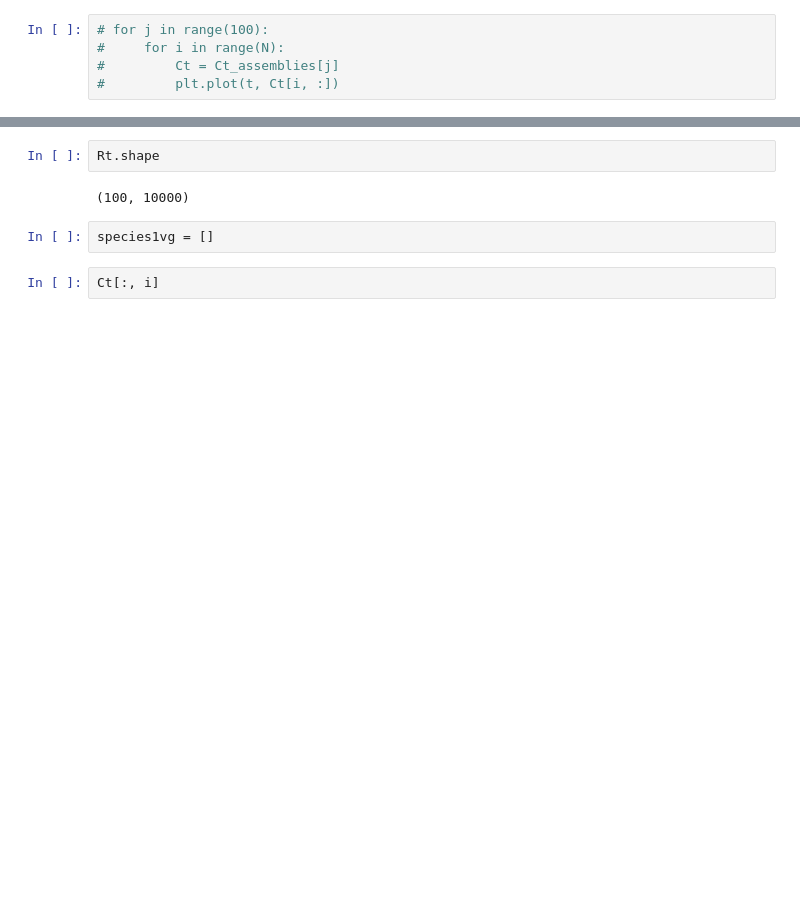
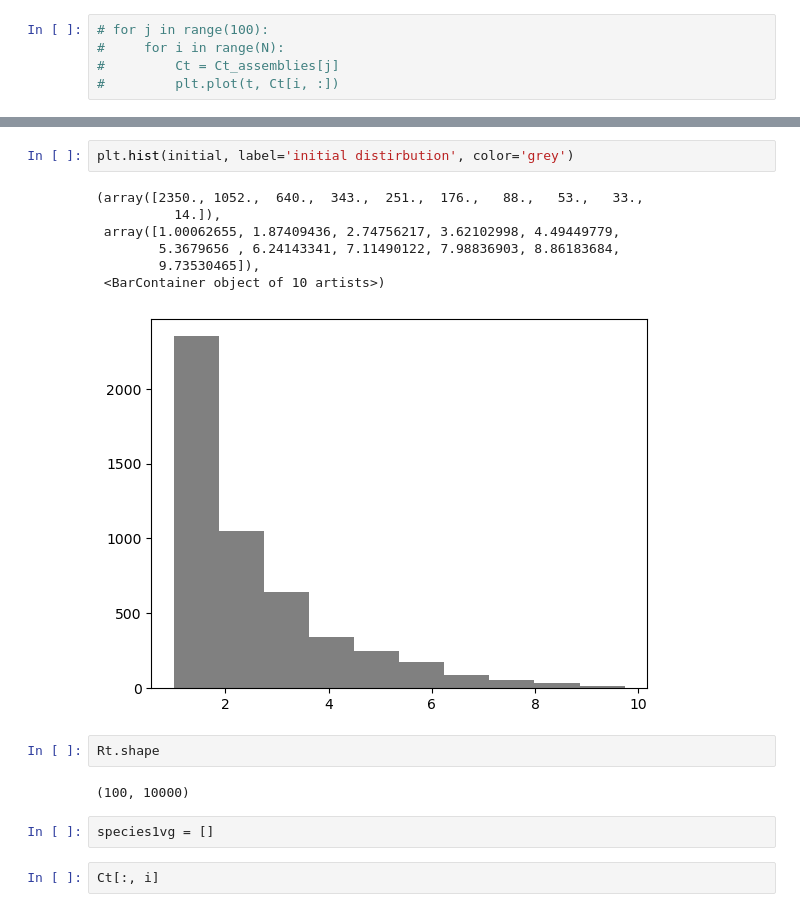
Before and after one commit to IVAN-Hu-yi/CellSizeBCA, a Jupyter notebook: Code/simulation.ipynb, the cells around one changed output, grey strips where cells are left out. Saved outputs shown, nothing was run; the diff lists cells and outputs as text; blank space fills up the shorter version.

```diff
--- a/Code/simulation.ipynb
+++ b/Code/simulation.ipynb
@@ -83,3 +115,13 @@ for i in range(N):
+# %%
+plt.hist(initial, label='initial distirbution', color='grey')
+# %% [output]
+(array([2350., 1052.,  640.,  343.,  251.,  176.,   88.,   53.,   33.,
+          14.]),
+ array([1.00062655, 1.87409436, 2.74756217, 3.62102998, 4.49449779,
+        5.3679656 , 6.24143341, 7.11490122, 7.98836903, 8.86183684,
+        9.73530465]),
+ <BarContainer object of 10 artists>)
+[figure, added]
 # %%
 Rt.shape
 # %% [output]
```
Also changed, not shown: parts of 10 cells of this notebook, 1 other file.
